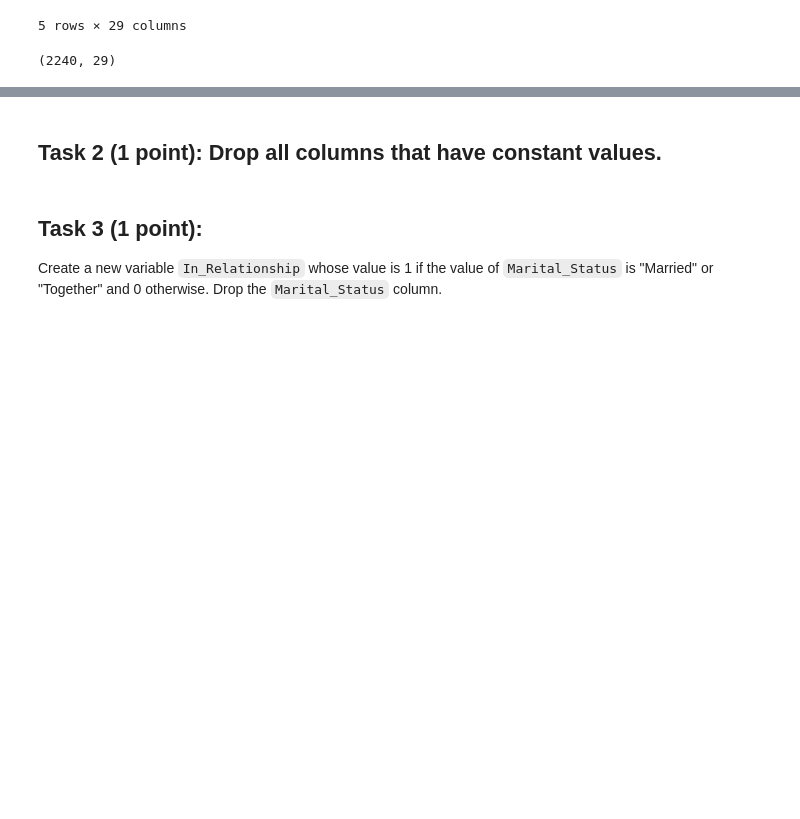
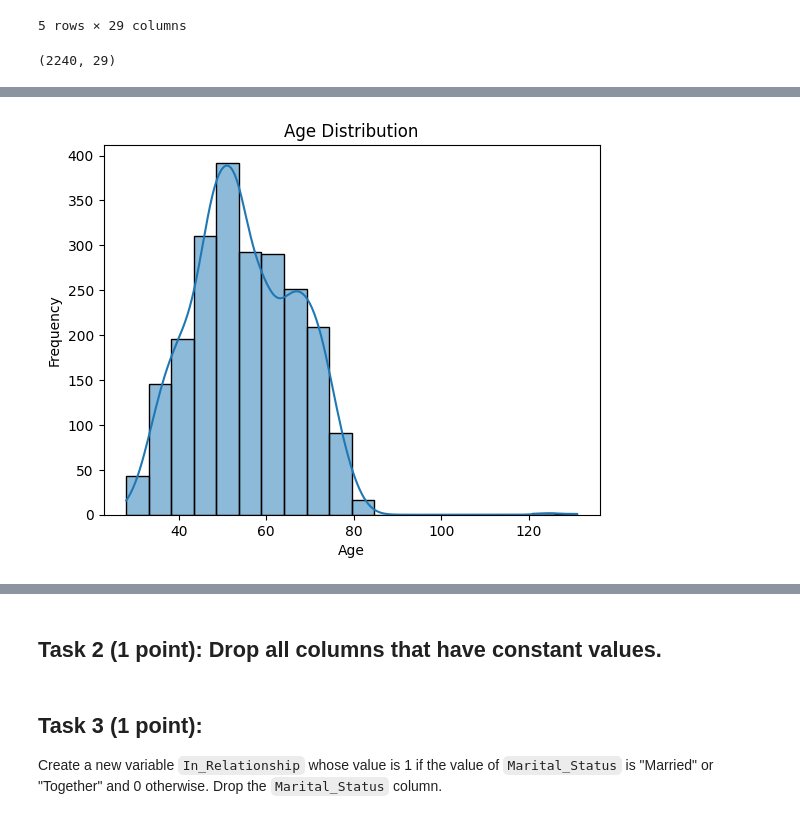
Before and after one commit to NakaFrozn/SI618, a Jupyter notebook: Assignments/Homework06/SI_618_Homework_06.ipynb, the cells around one changed output, grey strips where cells are left out. Cells and saved outputs as stored; diff of their text form; code cells hidden in the pictures; blank space fills up the shorter version.

```diff
--- a/Assignments/Homework06/SI_618_Homework_06.ipynb
+++ b/Assignments/Homework06/SI_618_Homework_06.ipynb
@@ -47,0 +78,4 @@ Insert your explanations and interpretations here. You may use multiple cells if
+# %%
+# Calculate the age of the customers
+marketing['age'] = 2024 - marketing['Year_Birth']
+marketing['age'] = marketing['age'].astype(int)
@@ -47,0 +95,9 @@ Insert your explanations and interpretations here. You may use multiple cells if
+# %%
+sns.histplot(data=marketing, x='age', bins=20, kde=True)
+plt.xlabel('Age')
+plt.ylabel('Frequency')
+plt.title('Age Distribution')
+plt.grid(False)
+plt.show()
+# %% [output]
+[figure, added]
```
Also changed, not shown: parts of 37 cells of this notebook.
